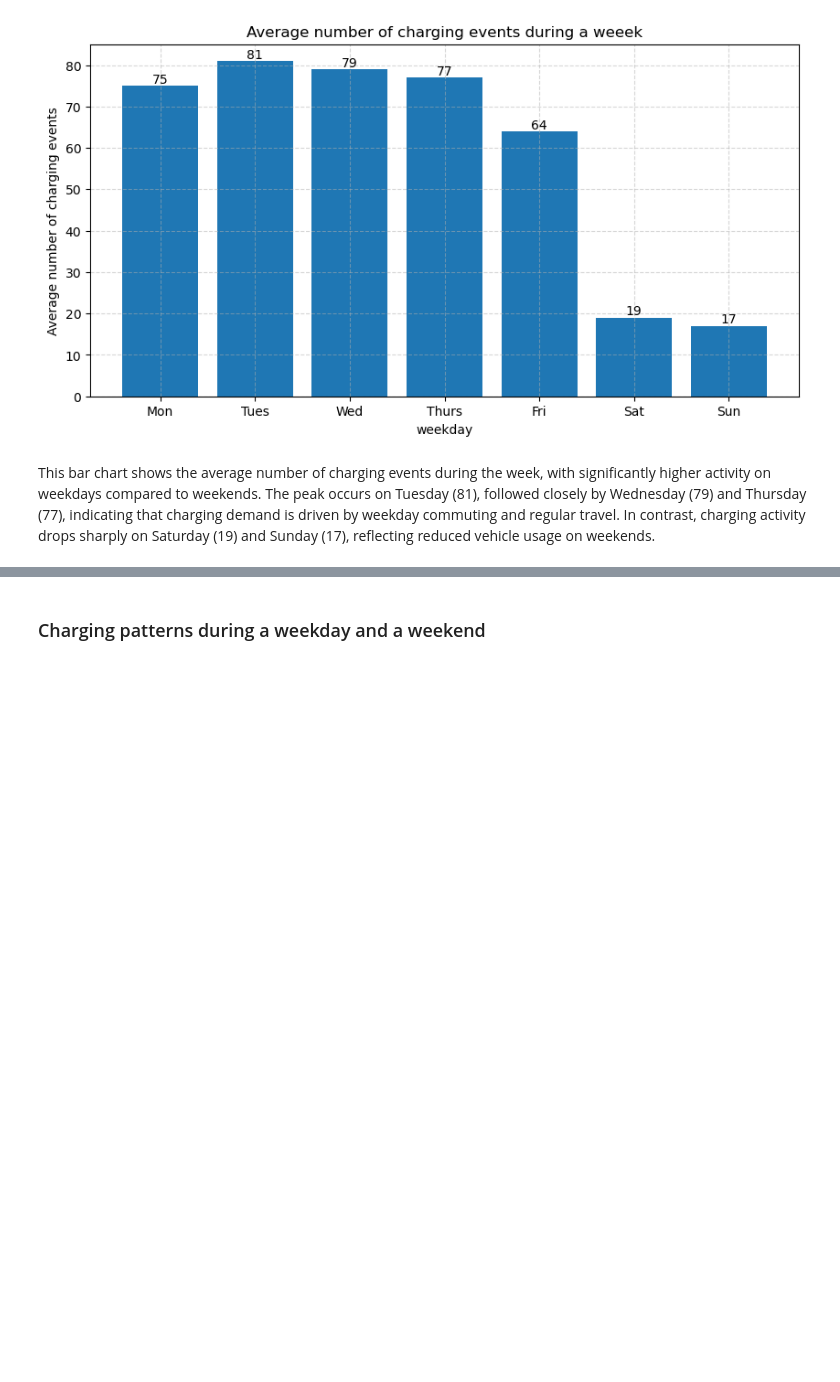
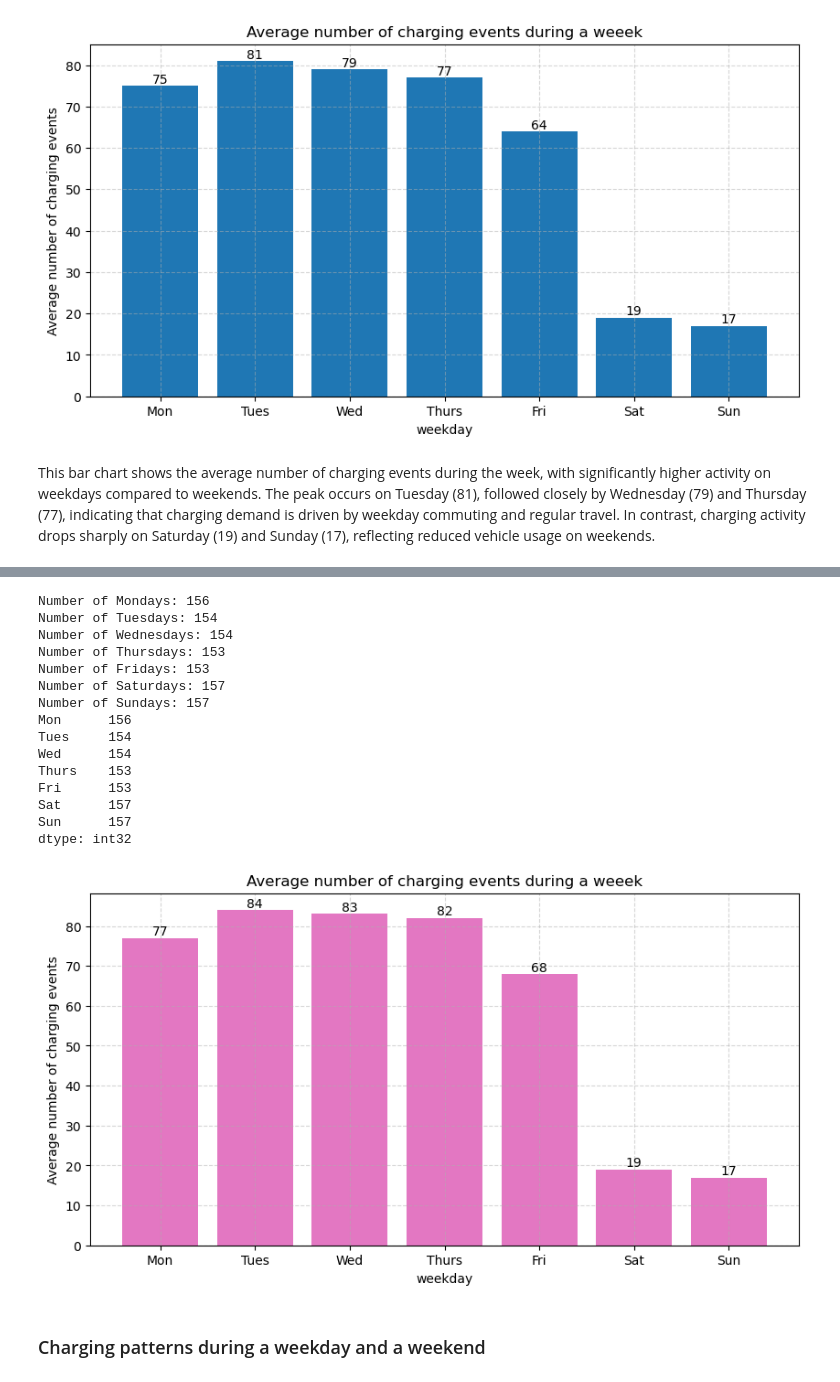
Before and after one commit to JanRkck/AA24, a Jupyter notebook: Descriptive/Temporal Patterns and Seasonality.ipynb, the cells around one changed output, grey strips where cells are left out. Cells and saved outputs as stored; diff of their text form; code cells hidden in the pictures; blank space fills up the shorter version.

```diff
--- a/Descriptive/Temporal Patterns and Seasonality.ipynb
+++ b/Descriptive/Temporal Patterns and Seasonality.ipynb
@@ -33,3 +39,7 @@ df=df.set_index('time')
+# %%
+site2['time']=site2['connectionTime']
+site2['time']=pd.to_datetime(site2['time'])
+site2=site2.set_index('time')
 # %% [markdown]
 # Temporal Patterns and Seasonality
 # %% [markdown]
@@ -209,3 +359,22 @@ This bar chart shows the average number of charging events during the week, with
+# %%
+analyze_week_charging(site2)
+# %% [output]
+Number of Mondays: 156
+Number of Tuesdays: 154
+Number of Wednesdays: 154
+Number of Thursdays: 153
+Number of Fridays: 153
+Number of Saturdays: 157
+Number of Sundays: 157
+Mon      156
+Tues     154
+Wed      154
+Thurs    153
+Fri      153
+Sat      157
+Sun      157
+dtype: int32
+[figure, added]
 # %% [markdown]
 ### Charging patterns during a weekday and a weekend
 # %%
```
Also changed, not shown: parts of 21 cells of this notebook, 6 other files.
